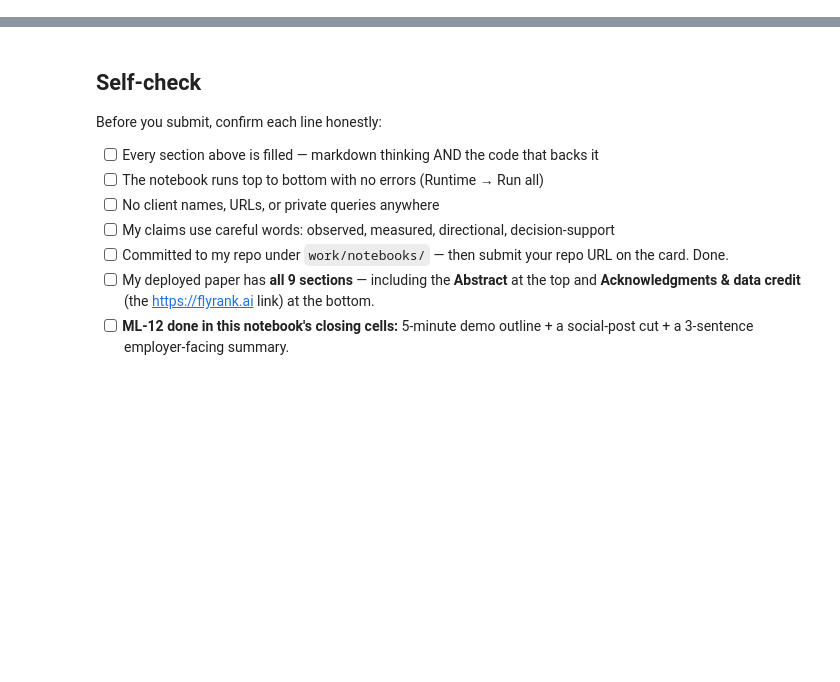
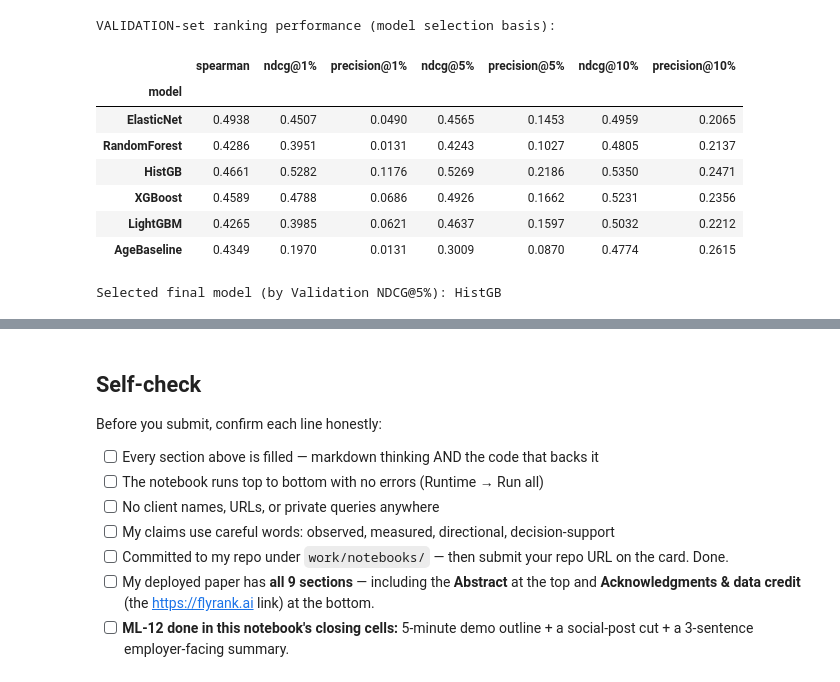
Before and after one commit to AgrimJain-quantum/internship-remote, a Jupyter notebook: work/notebooks/capstone.ipynb, the cells around one changed output, grey strips where cells are left out. Drawn from its saved outputs; the diff is of its cells as text; code cells hidden in the pictures; blank space fills up the shorter version.

```diff
--- a/work/notebooks/capstone.ipynb
+++ b/work/notebooks/capstone.ipynb
@@ -36,0 +518,24 @@ This skeleton is yours to fill. Work the sections **in order** — each one has
+# %%
+def get_candidate_models(seed=RANDOM_SEED):
+    models = {
+        # alpha=1.0 (sklearn default) over-regularizes against a [0,1]-scaled target and
+        # collapses to a constant predictor; alpha=0.001 keeps some signal while still regularizing.
+        "ElasticNet": ElasticNet(alpha=0.001, l1_ratio=0.5, random_state=seed, max_iter=5000),
+        "RandomForest": RandomForestRegressor(n_estimators=300, max_depth=8, random_state=seed, n_jobs=-1),
+        "HistGB": HistGradientBoostingRegressor(random_state=seed, max_depth=6),
+    }
+    try:
+        from xgboost import XGBRegressor
+        models["XGBoost"] = XGBRegressor(n_estimators=300, max_depth=5, learning_rate=0.05,
+                                          random_state=seed, n_jobs=-1, verbosity=0)
+    except ImportError:
+        pass
+    try:
+        from lightgbm import LGBMRegressor
+        models["LightGBM"] = LGBMRegressor(n_estimators=300, max_depth=6, random_state=seed, verbosity=-1)
+    except ImportError:
+        pass
+    return models
+
+candidate_models = get_candidate_models()
+print("Candidate models:", list(candidate_models.keys()))
@@ -36,0 +592,50 @@ This skeleton is yours to fill. Work the sections **in order** — each one has
+# %%
+val_results = []
+fitted_models = {}
+for name, model in candidate_models.items():
+    model.fit(X_train, y_train)
+    fitted_models[name] = model
+    pred_val = model.predict(X_val)
+    m = evaluate_ranking(y_val, pred_val)
+    m["model"] = name
+    val_results.append(m)
+
+baseline_val_metrics = evaluate_ranking(y_val, val_valid["baseline_score"].values)
+baseline_val_metrics["model"] = "AgeBaseline"
+val_results.append(baseline_val_metrics)
+
+val_results_df = pd.DataFrame(val_results).set_index("model")
+col_order = ["spearman", "ndcg@1%", "precision@1%", "ndcg@5%", "precision@5%", "ndcg@10%", "precision@10%"]
+val_results_df = val_results_df[col_order]
+val_results_df.to_csv(ARTIFACT_DIR / "model_results.csv")
+print("VALIDATION-set ranking performance (model selection basis):")
+val_results_df.round(4)
+# %% [output]
+VALIDATION-set ranking performance (model selection basis):
+|  | spearman | ndcg@1% | precision@1% | ndcg@5% | precision@5% | ndcg@10% | precision@10% |
+| model |  |  |  |  |  |  |  |
+| ElasticNet | 0.4938 | 0.4507 | 0.0490 | 0.4565 | 0.1453 | 0.4959 | 0.2065 |
+| RandomForest | 0.4286 | 0.3951 | 0.0131 | 0.4243 | 0.1027 | 0.4805 | 0.2137 |
+| HistGB | 0.4661 | 0.5282 | 0.1176 | 0.5269 | 0.2186 | 0.5350 | 0.2471 |
+| XGBoost | 0.4589 | 0.4788 | 0.0686 | 0.4926 | 0.1662 | 0.5231 | 0.2356 |
+| LightGBM | 0.4265 | 0.3985 | 0.0621 | 0.4637 | 0.1597 | 0.5032 | 0.2212 |
+| AgeBaseline | 0.4349 | 0.1970 | 0.0131 | 0.3009 | 0.0870 | 0.4774 | 0.2615 |
+# %%
+model_only = val_results_df.drop(index="AgeBaseline")
+FINAL_MODEL_NAME = model_only["ndcg@5%"].idxmax()
+final_model = fitted_models[FINAL_MODEL_NAME]
+print("Selected final model (by Validation NDCG@5%):", FINAL_MODEL_NAME)
+
+import json as _json
+model_params = {
+    "final_model": FINAL_MODEL_NAME,
+    "random_seed": RANDOM_SEED,
+    "params": {k: str(v) for k, v in final_model.get_params().items()},
+    "selection_metric": "validation NDCG@5%",
+    "model_features": MODEL_FEATURES,
+    "excluded_features": EXCLUDED_FROM_PRIMARY_MODEL,
+}
+with open(ARTIFACT_DIR / "model_parameters.json", "w") as f:
+    _json.dump(model_params, f, indent=2)
+# %% [output]
+Selected final model (by Validation NDCG@5%): HistGB
```
Also changed, not shown: parts of 51 cells of this notebook.
